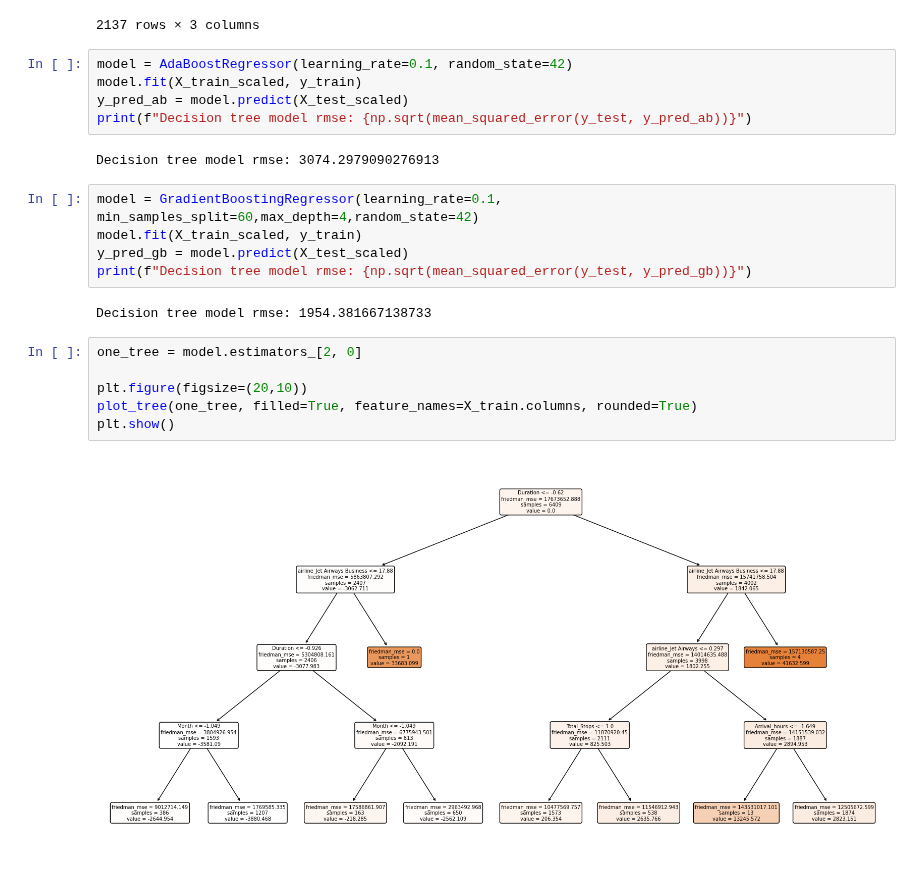
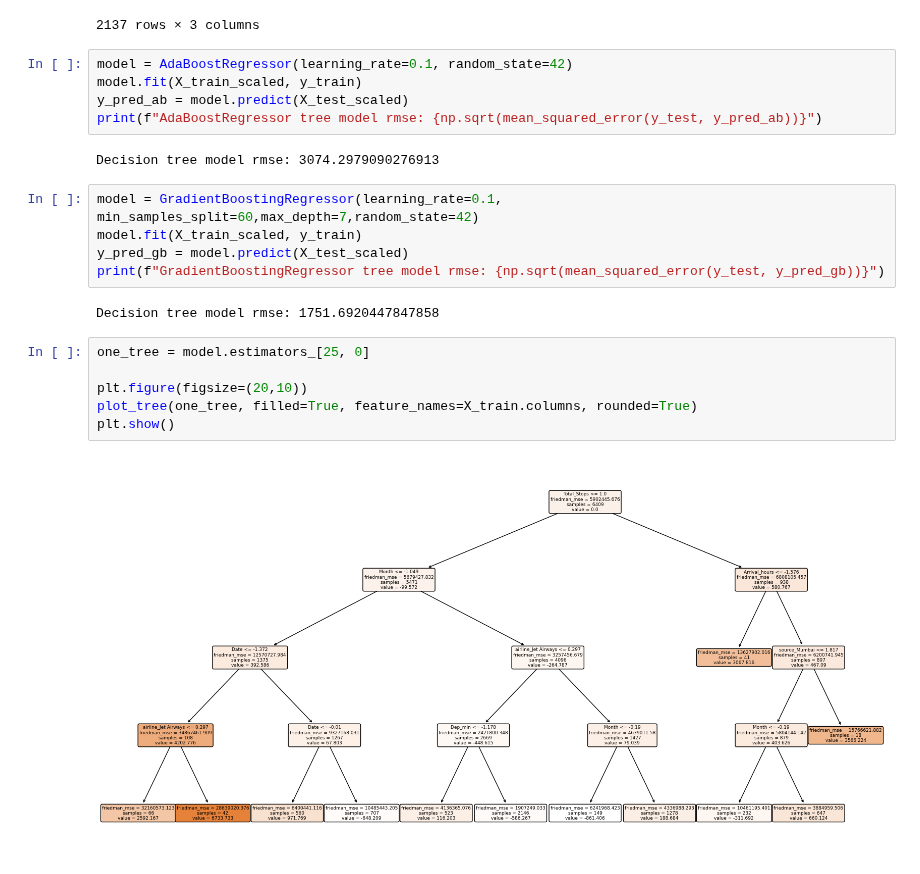
Before and after one commit to korneevec/TMS_DS, a Jupyter notebook: Lesson_18/Homework_flight.ipynb, the cells around one changed output. Cells and saved outputs as stored; diff of their text form.

```diff
--- a/Lesson_18/Homework_flight.ipynb
+++ b/Lesson_18/Homework_flight.ipynb
@@ -323,21 +323,21 @@ pd.DataFrame({'y_test': y_test,
 model = AdaBoostRegressor(learning_rate=0.1, random_state=42)
 model.fit(X_train_scaled, y_train)
 y_pred_ab = model.predict(X_test_scaled)
-print(f"Decision tree model rmse: {np.sqrt(mean_squared_error(y_test, y_pred_ab))}")
+print(f"AdaBoostRegressor tree model rmse: {np.sqrt(mean_squared_error(y_test, y_pred_ab))}")
 # %% [output]
 Decision tree model rmse: 3074.2979090276913
 # %%
-model = GradientBoostingRegressor(learning_rate=0.1, min_samples_split=60,max_depth=4,random_state=42)
+model = GradientBoostingRegressor(learning_rate=0.1, min_samples_split=60,max_depth=7,random_state=42)
 model.fit(X_train_scaled, y_train)
 y_pred_gb = model.predict(X_test_scaled)
-print(f"Decision tree model rmse: {np.sqrt(mean_squared_error(y_test, y_pred_gb))}")
+print(f"GradientBoostingRegressor tree model rmse: {np.sqrt(mean_squared_error(y_test, y_pred_gb))}")
 # %% [output]
-Decision tree model rmse: 1954.381667138733
+Decision tree model rmse: 1751.6920447847858
 # %%
-one_tree = model.estimators_[2, 0]
+one_tree = model.estimators_[25, 0]
 
 plt.figure(figsize=(20,10))
 plot_tree(one_tree, filled=True, feature_names=X_train.columns, rounded=True)
 plt.show()
 # %% [output]
-[figure, old version]
+[figure, new version]
```
Also changed, not shown: parts of 3 cells of this notebook.
